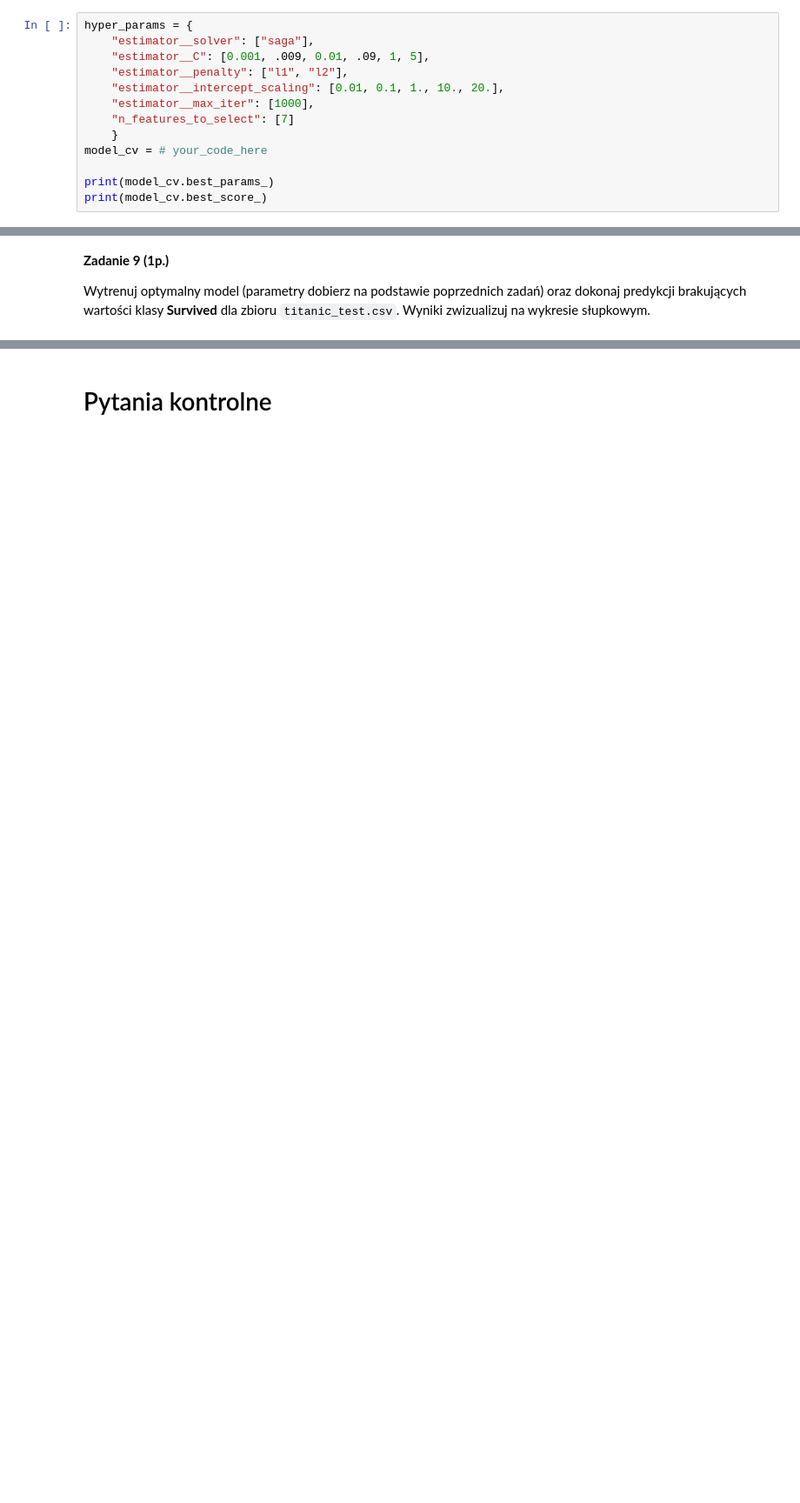
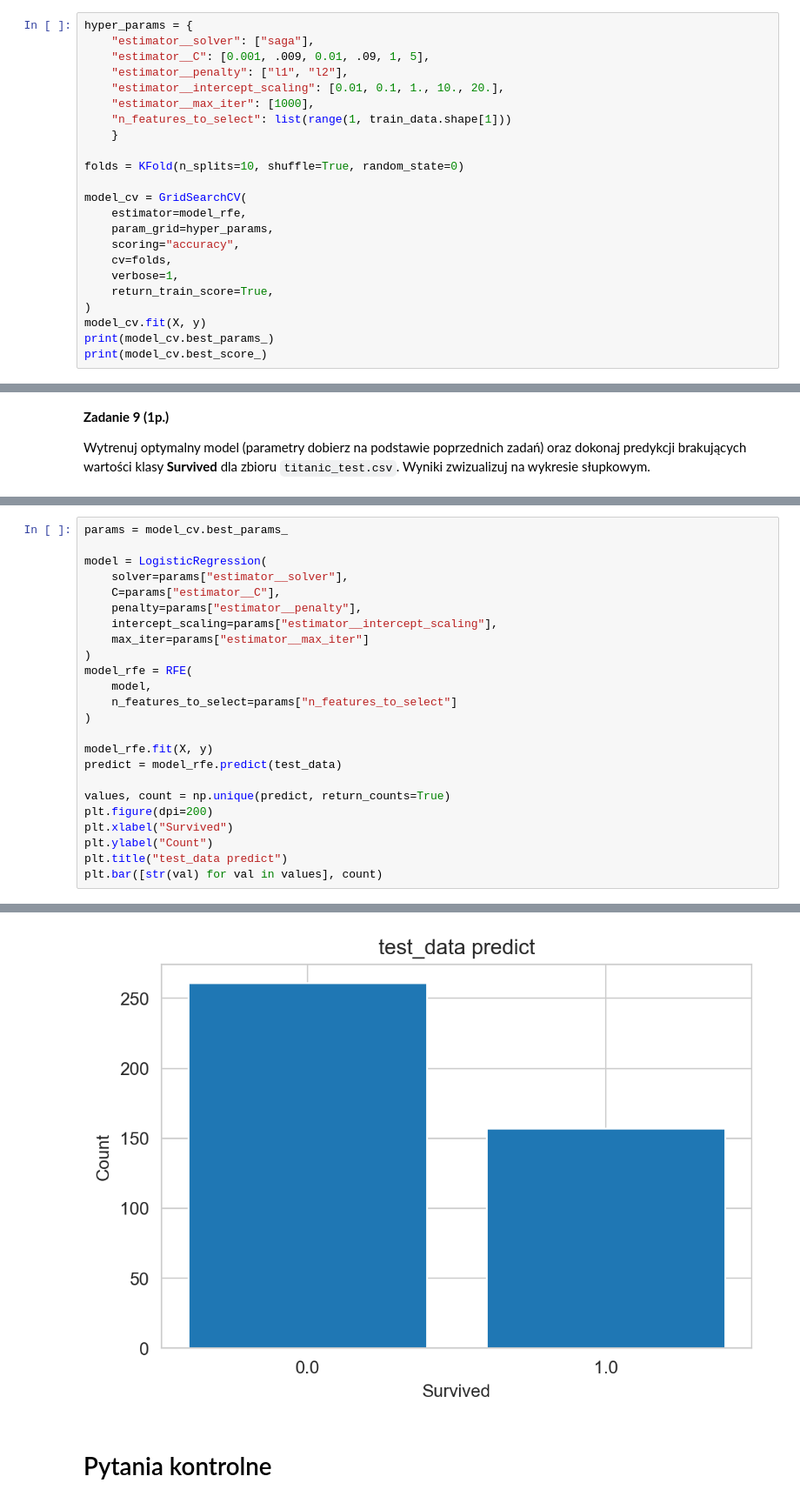
Before and after one commit to xRaw27/PSI_WIET_2023, a Jupyter notebook: lab1/lab_1_introduction.ipynb, the cells around one changed output, grey strips where cells are left out. Shown at 87% size. Cells and saved outputs as stored; diff of their text form; blank space fills up the shorter version.

```diff
--- a/lab1/lab_1_introduction.ipynb
+++ b/lab1/lab_1_introduction.ipynb
@@ -611,9 +674,19 @@ hyper_params = {
     "estimator__penalty": ["l1", "l2"],
     "estimator__intercept_scaling": [0.01, 0.1, 1., 10., 20.],
     "estimator__max_iter": [1000],
-    "n_features_to_select": [7]
+    "n_features_to_select": list(range(1, train_data.shape[1]))
     }
-model_cv = # your_code_here
 
+folds = KFold(n_splits=10, shuffle=True, random_state=0)
+
+model_cv = GridSearchCV(
+    estimator=model_rfe,
+    param_grid=hyper_params,
+    scoring="accuracy",
+    cv=folds,
+    verbose=1,
+    return_train_score=True,
+)
+model_cv.fit(X, y)
 print(model_cv.best_params_)
 print(model_cv.best_score_)
@@ -625,0 +701,25 @@ Wytrenuj optymalny model (parametry dobierz na podstawie poprzednich zadań) ora
+# %%
+params = model_cv.best_params_
+
+model = LogisticRegression(
+    solver=params["estimator__solver"],
+    C=params["estimator__C"],
+    penalty=params["estimator__penalty"],
+    intercept_scaling=params["estimator__intercept_scaling"],
+    max_iter=params["estimator__max_iter"]
+)
+model_rfe = RFE(
+    model,
+    n_features_to_select=params["n_features_to_select"]
+)
+
+model_rfe.fit(X, y)
+predict = model_rfe.predict(test_data)
+
+values, count = np.unique(predict, return_counts=True)
+plt.figure(dpi=200)
+plt.xlabel("Survived")
+plt.ylabel("Count")
+plt.title("test_data predict")
+plt.bar([str(val) for val in values], count)
+# %% [output]
@@ -626,3 +727,4 @@ Wytrenuj optymalny model (parametry dobierz na podstawie poprzednich zadań) ora
+[figure, added]
 # %% [markdown]
 # Pytania kontrolne
 # %% [markdown]
```
Also changed, not shown: parts of 34 cells of this notebook.
